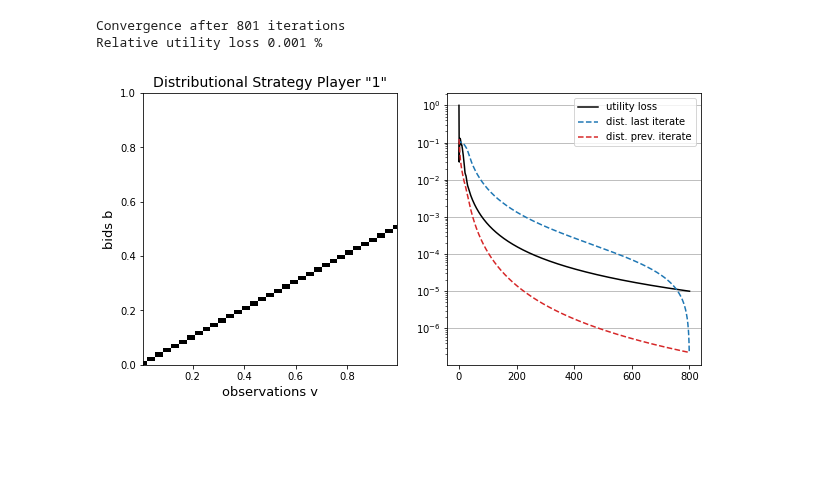
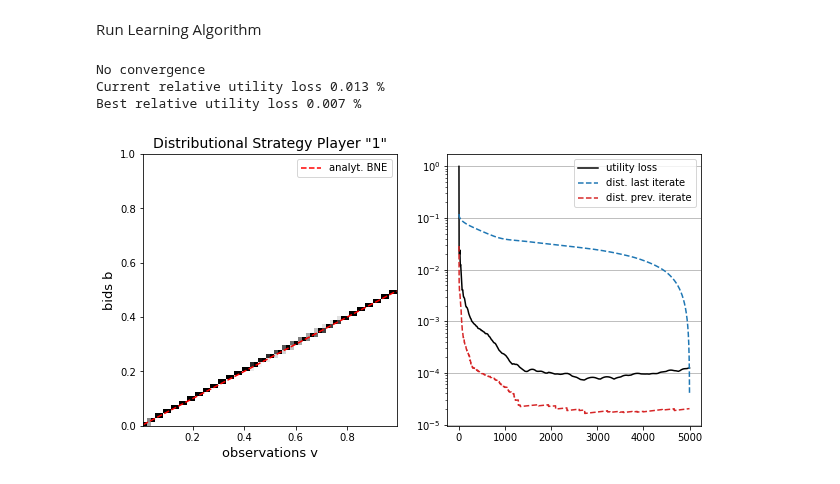
Before and after one commit to MOberlechner/soda, a Jupyter notebook: notebooks/examples/single_item_auction.ipynb, the cells around one changed output. Saved outputs shown, nothing was run; the diff lists cells and outputs as text; code cells hidden in the pictures; blank space fills up the shorter version.

Commit message:
included POGA to example single_item

```diff
--- a/notebooks/examples/single_item_auction.ipynb
+++ b/notebooks/examples/single_item_auction.ipynb
@@ -12,21 +17,25 @@ from src.learner.frank_wolfe import FrankWolfe
 # %%
 # parameter mechanism
 bidder = ['1', '1']
-o_space = {'1':[0,1]}
-a_space = {'1':[0,1]}
+o_space = {'1': [0.0, 1.0]}
+a_space = {'1': [0.0, 1.0]}
 
-param_prior = {'distribution':'uniform'}
-param_util = {'payment_rule': 'first_price', 'tie_breaking': 'lose', 'risk':1.0}
+param_prior = {
+    'distribution':'uniform'
+    }
+param_util = {
+    'payment_rule': 'first_price',
+    'tie_breaking': 'random',
+    'risk':1.0
+    }
 
 # parameter approximation game
 n = 64
 m = 64
 
-# parameter learner
-max_iter = int(1e3)
-tol = 1e-5
-steprule_bool = True
-eta = 200
-beta = 1/20
+# create mechanism
+mechanism = SingleItemAuction(bidder, o_space, a_space, param_prior, param_util)
 
-method = 'frank_wolfe'
+# create approximation game
+game = Game(mechanism, n, m)
+game.get_utility(mechanism)
@@ -33,29 +47,31 @@ method = 'frank_wolfe'
+# %%
+# parameter learner
+max_iter = int(1e4)
+tol = 1e-5
+steprule_bool = True
+eta = 0.05
+beta = 1/20
+
+#learner = SODA(max_iter, tol, steprule_bool, eta, beta)
+#learner = FrankWolfe(max_iter, tol)
+learner = POGA(max_iter, tol, steprule_bool, eta, beta)
+# %% [markdown]
+Run Learning Algorithm
 # %%
-# create mechanism
-mechanism = SingleItemAuction(bidder, o_space, a_space, param_prior, param_util)
-
-# create approximation game
-game = Game(mechanism, n, m)
-game.get_utility(mechanism)
-
-# create learner
-if method == 'soda':
-    learner = SODA(max_iter, tol, steprule_bool, eta, beta)
-elif method == 'frank_wolfe':
-    learner = FrankWolfe(max_iter, tol, steprule_bool)
-
 #create and initialize strategies
 strategies = {}
 for i in game.set_bidder:
     strategies[i] = Strategy(i, game)
     strategies[i].initialize('random')
+
+# run soda
+learner.run(mechanism, game, strategies)
+# %% [output]
+No convergence
+Current relative utility loss 0.013 %
+Best relative utility loss 0.007 %
-# %%
-# run soda
-learner.run(mechanism, game, strategies)
-# %% [output]
-Convergence after 801 iterations
-Relative utility loss 0.001 %
-# %%
-strategies['1'].plot(True)
-# %% [output]
-[figure, removed]
+# %%
+beta = mechanism.get_bne('1', strategies['1'].o_discr)
+strategies['1'].plot(more=True, beta=beta)
+# %% [output]
+[figure, added]
```
Also changed, not shown: parts of 5 cells of this notebook.
